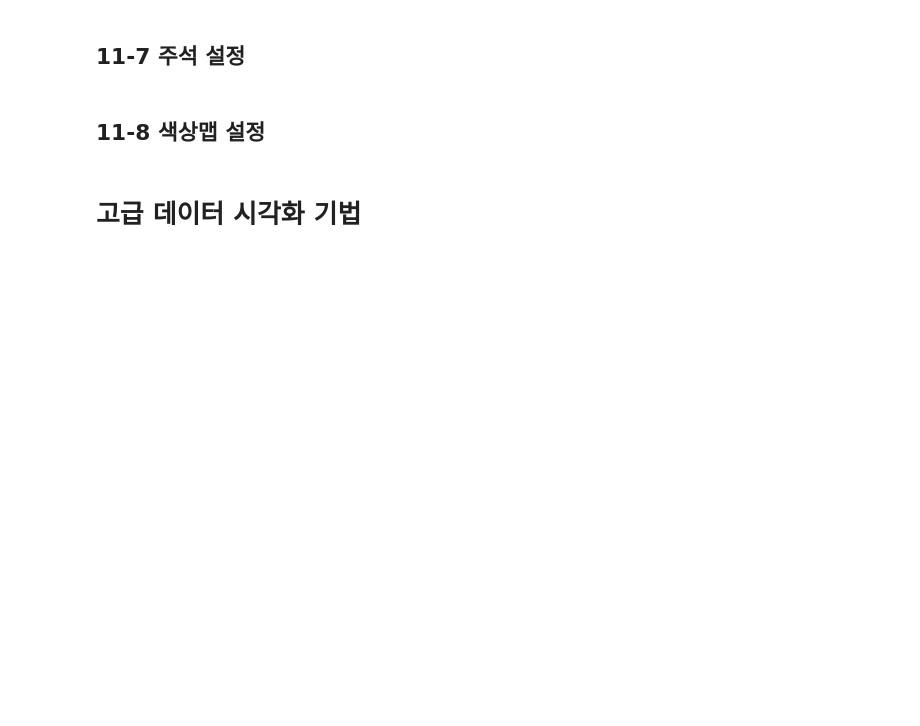
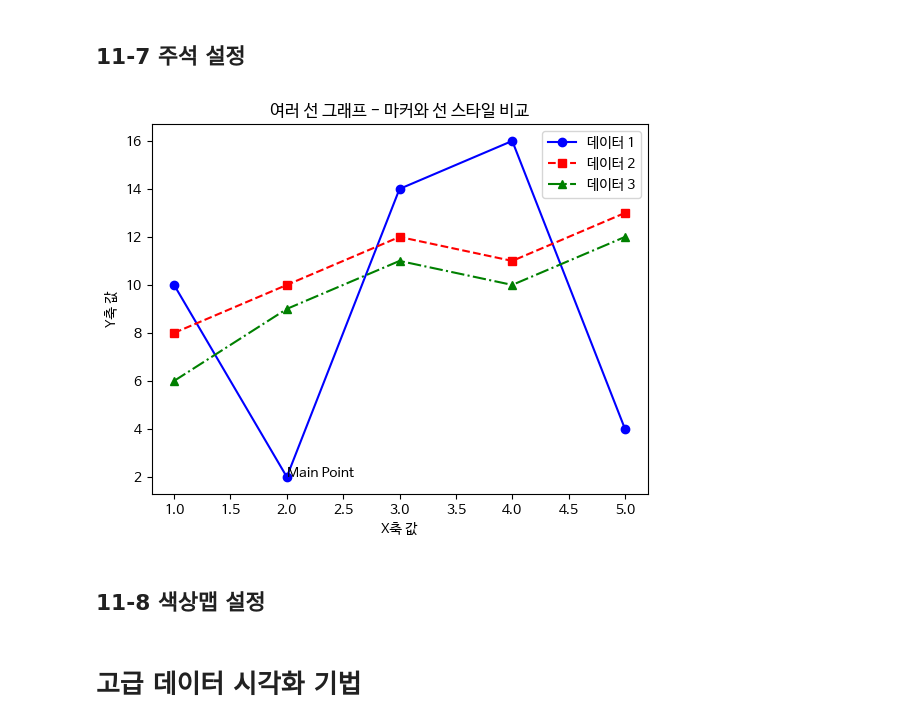
Before and after one commit to Dayeong-Hwang/Data-Analysis-with-Open-Source, a Jupyter notebook: 오픈소스_데이터_분석_11강.ipynb, the cells around one changed output. Saved outputs shown, nothing was run; the diff lists cells and outputs as text; code cells hidden in the pictures; blank space fills up the shorter version.

```diff
--- a/오픈소스_데이터_분석_11강.ipynb
+++ b/오픈소스_데이터_분석_11강.ipynb
@@ -183,29 +186,32 @@ plt.show()
 # %%
 import matplotlib.pyplot as plt
 
 ## 데이터 정의
 x = [1, 2, 3, 4, 5]
 y1 = [10, 2, 14, 16, 4]
 y2 = [8, 10, 12, 11, 13]
 y3 = [6, 9, 11, 10, 12]
 
 ## 여러 선 그래프 그리기
 plt.plot(x, y1, marker='o', linestyle='-', color='blue', label='데이터 1')
 plt.plot(x, y2, marker='s', linestyle='--', color='red', label='데이터 2')
 plt.plot(x, y3, marker='^', linestyle='-.', color='green', label='데이터 3')
 
 # 주석 추가
 # (2, 2) 위치에 Min Point 주석 추가
+plt.annotate('Main Point', xy = (2,2))
 
 ## 제목 및 축 레이블 설정
 plt.title("여러 선 그래프 - 마커와 선 스타일 비교")
 plt.xlabel("X축 값")
 plt.ylabel("Y축 값")
 
 # 범례 추가
 plt.legend()
 
 plt.show()
+# %% [output]
+[figure, added]
 # %% [markdown]
 ## 11-8 색상맵 설정
 # %%
```
Also changed, not shown: parts of 1 cell of this notebook.
